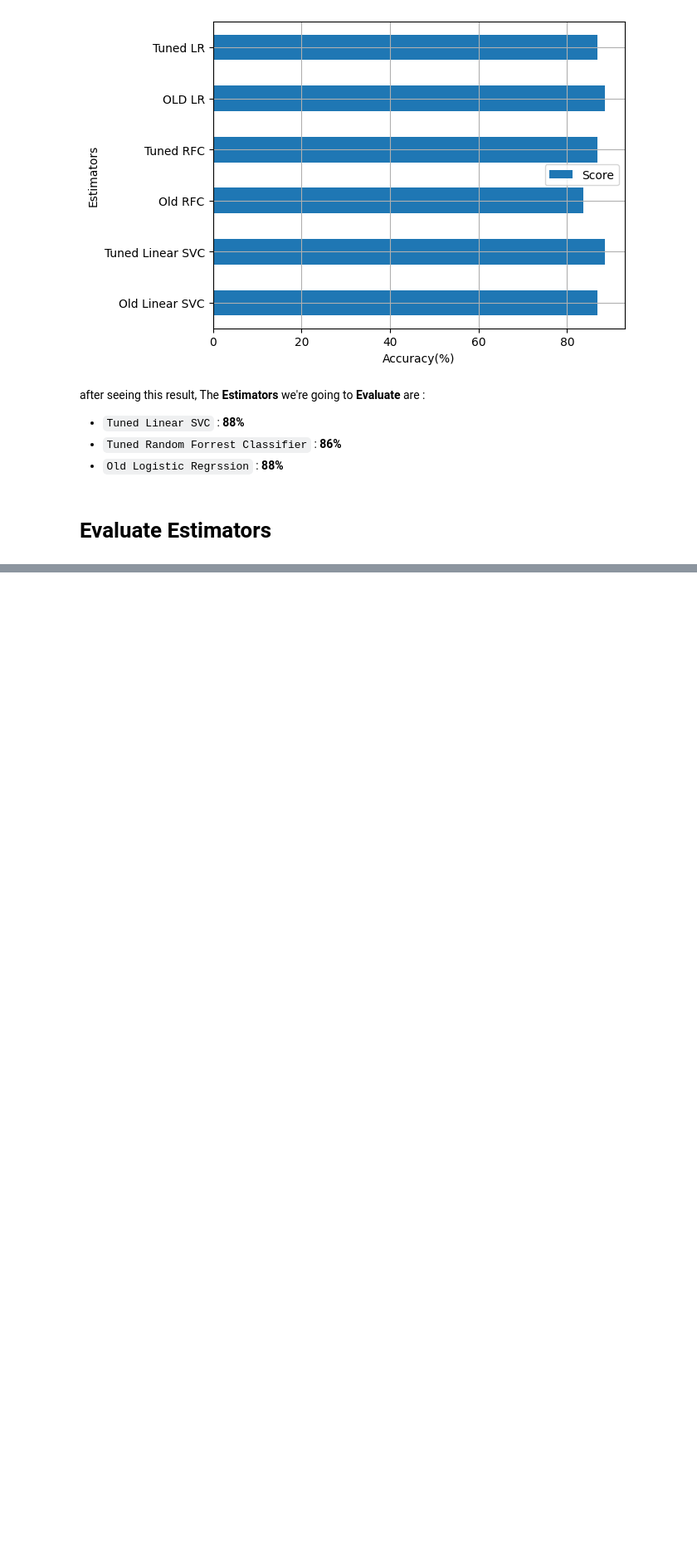
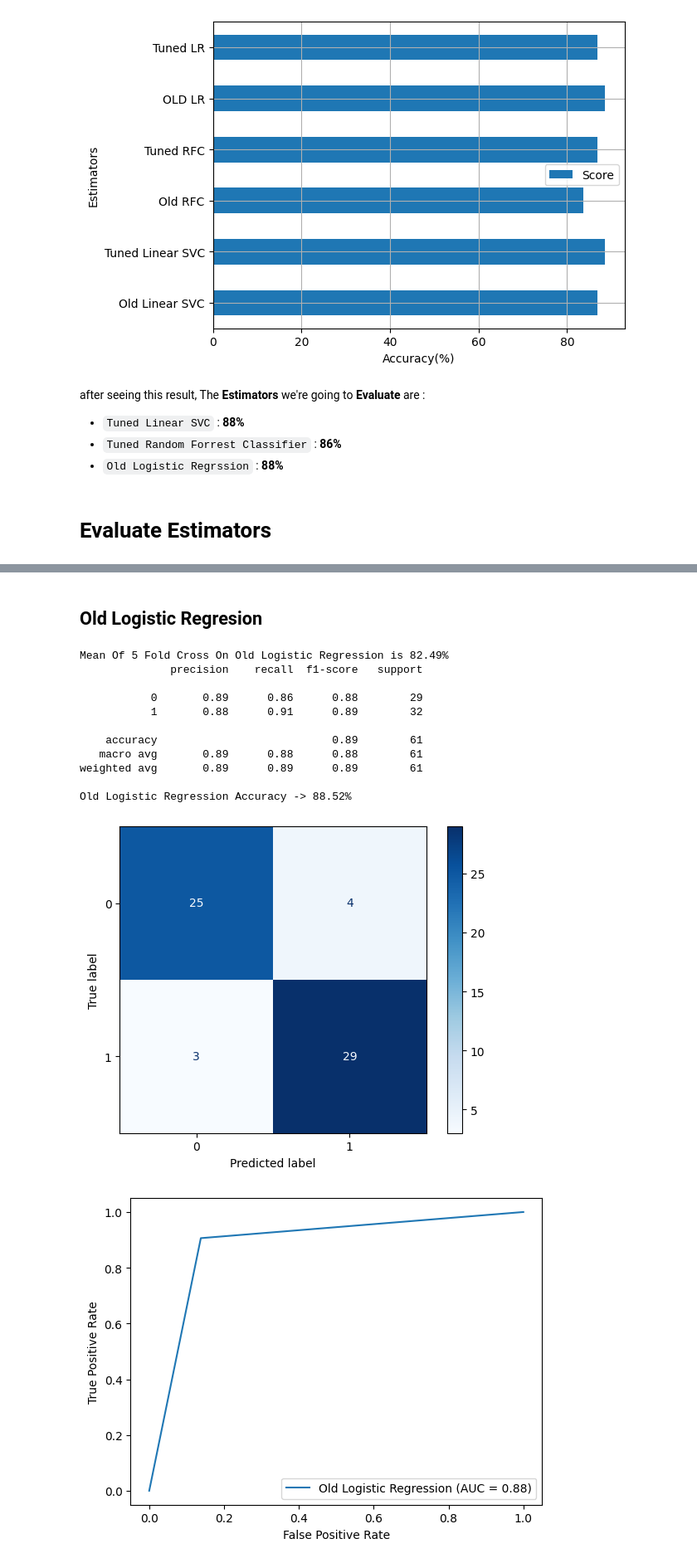
Before and after one commit to Hamid-Ba/heart-disease-project, a Jupyter notebook: Heart Disease Project.ipynb, the cells around one changed output, grey strips where cells are left out. Shown at 83% size. Drawn from its saved outputs; the diff is of its cells as text; code cells hidden in the pictures; blank space fills up the shorter version.

```diff
--- a/Heart Disease Project.ipynb
+++ b/Heart Disease Project.ipynb
@@ -674,0 +708,22 @@ Tuned Linear SVC Accuracy -> 88.52%
+# %% [markdown]
+## Old Logistic Regresion
+# %%
+old_logistic_regression = {
+    "name" : "Old Logistic Regression",
+    "estimator" : the_estimators[4]["clf"]
+}
+evaluate_estimator(old_logistic_regression, X, y, X_test, y_test)
+# %% [output]
+Mean Of 5 Fold Cross On Old Logistic Regression is 82.49%
+              precision    recall  f1-score   support
+
+           0       0.89      0.86      0.88        29
+           1       0.88      0.91      0.89        32
+
+    accuracy                           0.89        61
+   macro avg       0.89      0.88      0.88        61
+weighted avg       0.89      0.89      0.89        61
+
+Old Logistic Regression Accuracy -> 88.52%
+[figure, added]
+[figure, added]
```
Also changed, not shown: parts of 23 cells of this notebook.
